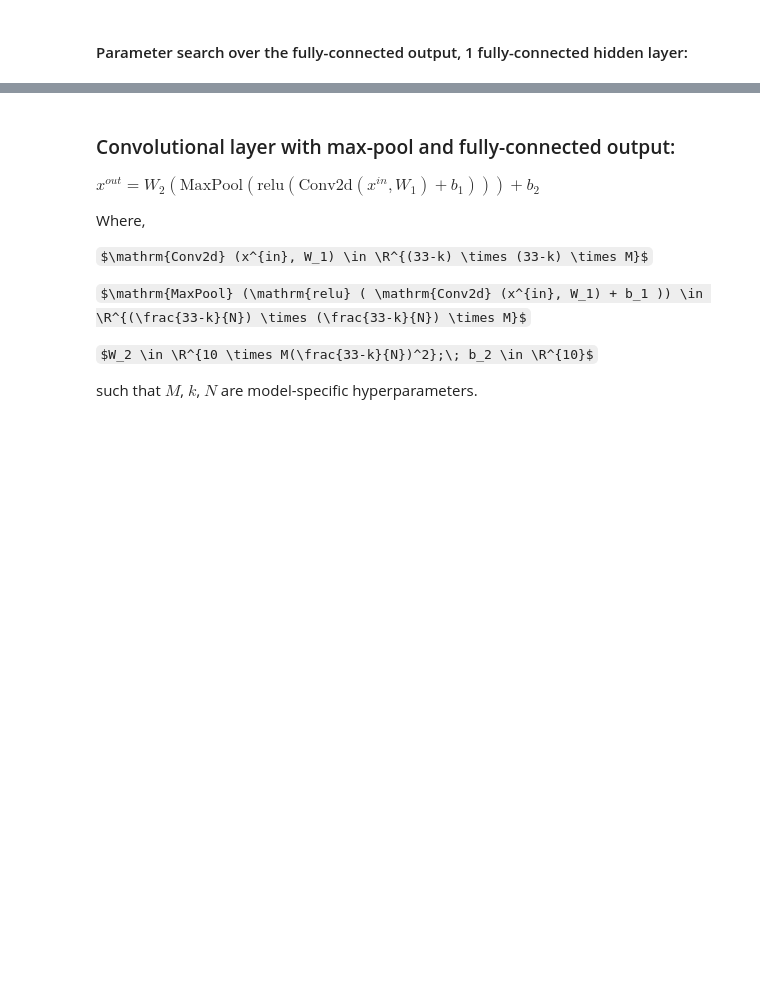
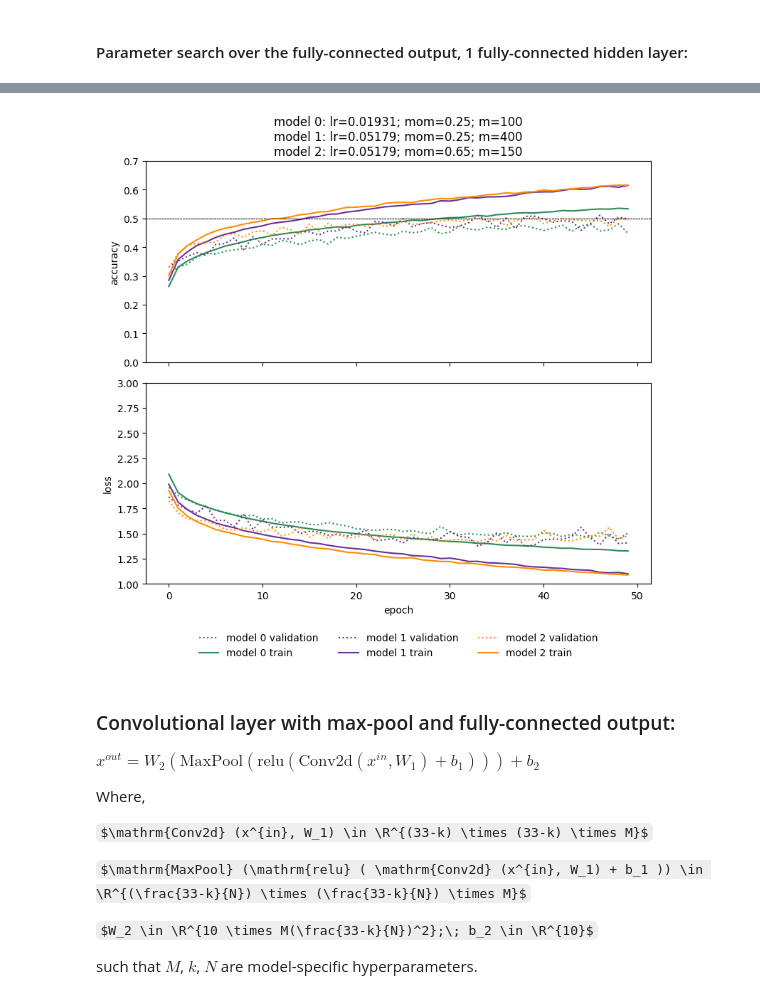
Before and after one commit to jacobrdavis/CSE546_image_classification_on_cifar_10, a Jupyter notebook: CSE546_image_classification_on_cifar_10.ipynb, the cells around one changed output, grey strips where cells are left out. Cells and saved outputs as stored; diff of their text form; code cells hidden in the pictures; some formulas as TeX source; blank space fills up the shorter version.

```diff
--- a/CSE546_image_classification_on_cifar_10.ipynb
+++ b/CSE546_image_classification_on_cifar_10.ipynb
@@ -287,10 +318,7 @@ def fully_connected_neural_network(dim_in, m, dim_out) -> nn.Module:
             nn.Flatten(),
             nn.Linear(dim_in, m),  # [in, out]
             nn.ReLU(),
-            nn.Linear(m, dim_out),
-            # nn.Linear(m, dim_in),  # [in, out]
-            # nn.ReLU(),
-            # nn.Linear(dim_out, m),
+            nn.Linear(m, dim_out)
          )
     return model.to(DEVICE)
 # %% [markdown]
@@ -457,6 +463,6 @@ def parameter_search_fully_connected_nn(
 # %%
-parameters = parameter_search_fully_connected_nn(train_loader,
-                                                 val_loader,
+parameters = parameter_search_fully_connected_nn(train_subset_loader,
+                                                 val_subset_loader,
                                                  fully_connected_neural_network)
 
 for key, item in parameters.items():
@@ -510,5 +536,5 @@ for i in best_3_search_indices:
 # %%
-search_index = best_3_search_indices[0]
+search_index = best_3_search_indices
 
 print(search_index)
 
@@ -592,0 +637,35 @@ ax.set_ylim([1, 3])
+# %%
+epochs = range(0, n_epochs)
+
+fig, ax = plt.subplots(2, 1, figsize=(8,8), sharex=True)
+plt.subplots_adjust(wspace=0, hspace=0.1)
+
+title_str = []
+model_colors = ['seagreen', 'rebeccapurple', 'darkorange']
+
+for i in range(len(best_results['learning_rate'])):
+
+  ax[0].plot(epochs, best_results['val_acc'][i], label=f'model {i} validation', linestyle=':', color=model_colors[i])
+  ax[0].plot(epochs, best_results['train_acc'][i], label=f'model {i} train', linestyle='-', color=model_colors[i])
+  ax[0].set_ylabel('accuracy')
+  ax[0].set_ylim([0, 0.7])
+  ax[0].axhline(0.5, color='k', linestyle='--', linewidth=0.5)
+
+
+  ax[1].plot(epochs, best_results['val_loss'][i], label=f'model {i} validation', linestyle=':', color=model_colors[i])
+  ax[1].plot(epochs, best_results['train_loss'][i], label=f'model {i} train', linestyle='-', color=model_colors[i])
+  ax[1].set_ylabel('loss')
+  ax[1].set_xlabel('epoch')
+  ax[1].set_ylim([1, 3])
+  ax[1].legend(frameon=False, ncols=3, loc='upper center', bbox_to_anchor=(0.5, -.2))
+
+  title_str.append(f"model {i}: "
+                   f"lr={np.round(best_results['learning_rate'][i], 5)}; "
+                   f"mom={np.round(best_results['momentum_factor'][i], 5)}; "
+                   f"m={best_results['hidden_layer_size'][i]}")
+
+
+ax[0].set_title('\n'.join(title_str))
+fig.tight_layout()
+# fig.savefig('best_3_fully_connected_neural_networks.png',  dpi=400)
+# %% [output]
@@ -593,3 +689,4 @@ ax.set_ylim([1, 3])
+[figure, added]
 # %% [markdown]
 ### Convolutional layer with max-pool and fully-connected output:
 
```
Also changed, not shown: parts of 26 cells of this notebook.
